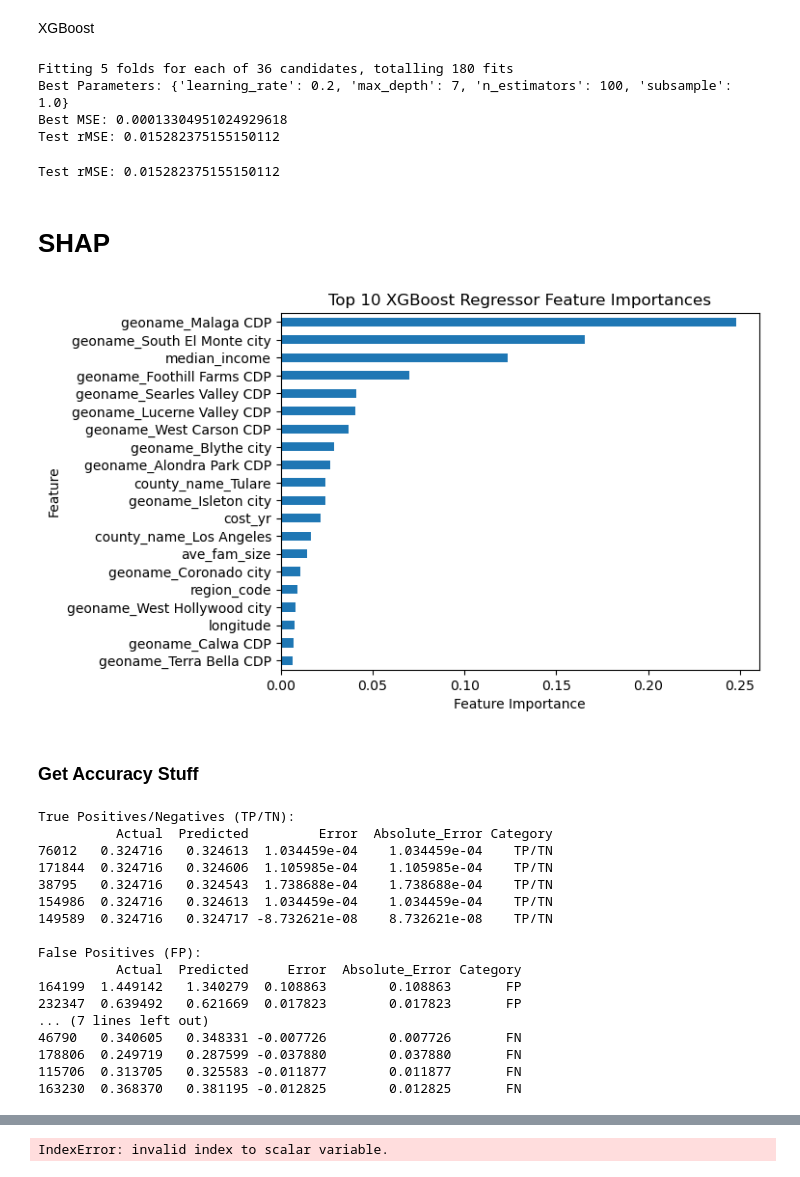
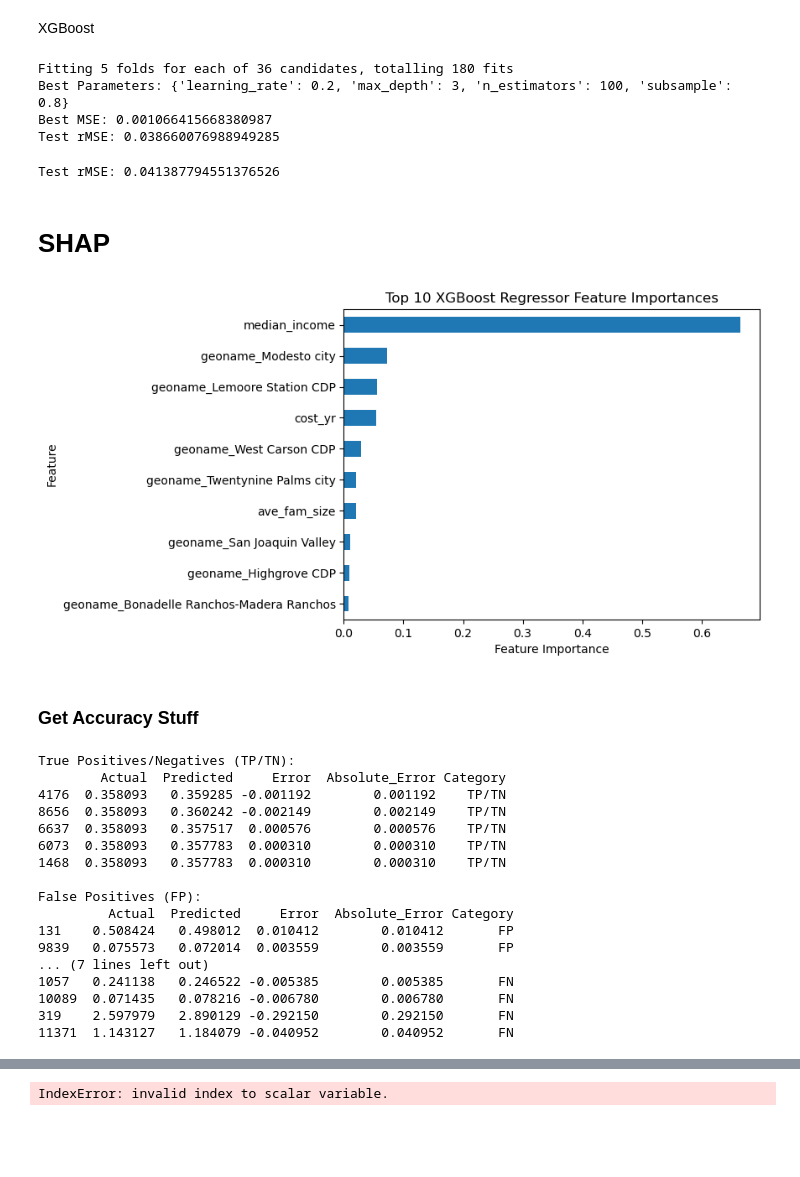
Before and after one commit to madisongarccia/486project, a Jupyter notebook: code/selected_model.ipynb, the cells around one changed output, grey strips where cells are left out. Saved outputs shown, nothing was run; the diff lists cells and outputs as text; code cells hidden in the pictures; blank space fills up the shorter version.

```diff
--- a/code/selected_model.ipynb
+++ b/code/selected_model.ipynb
@@ -51,8 +51,7 @@ df = pd.read_csv('final_data.csv')
 df['affordability_ratio'] = df['affordability_ratio'].fillna(df['affordability_ratio'].mean()) # make sure response has no NAs
 
 # get my X and Y matrices
-X = df.drop(columns = ['affordability_ratio','LL95_affordability_ratio', 'UL95_affordability_ratio',
-       'rse_food_afford', 'CA_RR_Affordability', 'affordability_per_person', 'affordable'])
+X = df.drop(columns = ['affordability_ratio'])
 features = X.columns
 y = df['affordability_ratio']
 # extract only the column names for each type
@@ -278,9 +277,9 @@ mse = root_mean_squared_error(y_test, y_test_pred)
 print(f'Test rMSE: {mse}')
 # %% [output]
 Fitting 5 folds for each of 36 candidates, totalling 180 fits
-Best Parameters: {'learning_rate': 0.2, 'max_depth': 7, 'n_estimators': 100, 'subsample': 1.0}
-Best MSE: 0.00013304951024929618
-Test rMSE: 0.015282375155150112
+Best Parameters: {'learning_rate': 0.2, 'max_depth': 3, 'n_estimators': 100, 'subsample': 0.8}
+Best MSE: 0.001066415668380987
+Test rMSE: 0.038660076988949285
 # %%
 model = XGBRegressor(
     learning_rate=0.2,
@@ -296,25 +295,25 @@ y_pred_model = model.predict(X_test_processed)
 mse = root_mean_squared_error(y_test, y_pred_model)
 print(f'Test rMSE: {mse}')
 # %% [output]
-Test rMSE: 0.015282375155150112
+Test rMSE: 0.041387794551376526
 # %% [markdown]
 # SHAP
 # %%
 # Create a Series for feature importances
 feature_importances = pd.Series(model.feature_importances_, index=final_feature_names)
 
 # Select the top 10 features
-top_10_features = feature_importances.nlargest(20)
+top_10_features = feature_importances.nlargest(10)
 
 # Plot the top 10 feature importances
 top_10_features.plot.barh()
 plt.title('Top 10 XGBoost Regressor Feature Importances')
 plt.xlabel('Feature Importance')
 plt.ylabel('Feature')
 plt.gca().invert_yaxis()  # Invert y-axis to show the most important feature at the top
 plt.show()
 # %% [output]
-[figure, old version]
+[figure, new version]
 # %% [markdown]
 ### Get Accuracy Stuff
 # %%
@@ -355,22 +354,22 @@ print("\nFalse Negatives (FN):")
 print(fn)
 # %% [output]
 True Positives/Negatives (TP/TN):
-          Actual  Predicted         Error  Absolute_Error Category
-76012   0.324716   0.324613  1.034459e-04    1.034459e-04    TP/TN
-171844  0.324716   0.324606  1.105985e-04    1.105985e-04    TP/TN
-38795   0.324716   0.324543  1.738688e-04    1.738688e-04    TP/TN
-154986  0.324716   0.324613  1.034459e-04    1.034459e-04    TP/TN
-149589  0.324716   0.324717 -8.732621e-08    8.732621e-08    TP/TN
+        Actual  Predicted     Error  Absolute_Error Category
+4176  0.358093   0.359285 -0.001192        0.001192    TP/TN
+8656  0.358093   0.360242 -0.002149        0.002149    TP/TN
+6637  0.358093   0.357517  0.000576        0.000576    TP/TN
+6073  0.358093   0.357783  0.000310        0.000310    TP/TN
+1468  0.358093   0.357783  0.000310        0.000310    TP/TN
 
 False Positives (FP):
-          Actual  Predicted     Error  Absolute_Error Category
-164199  1.449142   1.340279  0.108863        0.108863       FP
-232347  0.639492   0.621669  0.017823        0.017823       FP
+         Actual  Predicted     Error  Absolute_Error Category
+131    0.508424   0.498012  0.010412        0.010412       FP
+9839   0.075573   0.072014  0.003559        0.003559       FP
 ... (7 lines left out)
-46790   0.340605   0.348331 -0.007726        0.007726       FN
-178806  0.249719   0.287599 -0.037880        0.037880       FN
-115706  0.313705   0.325583 -0.011877        0.011877       FN
-163230  0.368370   0.381195 -0.012825        0.012825       FN
+1057   0.241138   0.246522 -0.005385        0.005385       FN
+10089  0.071435   0.078216 -0.006780        0.006780       FN
+319    2.597979   2.890129 -0.292150        0.292150       FN
+11371  1.143127   1.184079 -0.040952        0.040952       FN
 # %%
 # create explainer for trained model
 X_train_dense = X_train_processed.toarray()
```
Also changed, not shown: parts of 13 cells of this notebook, 17 other files.
